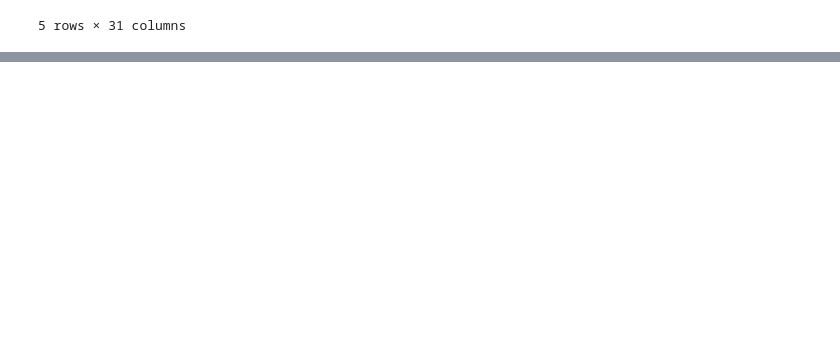
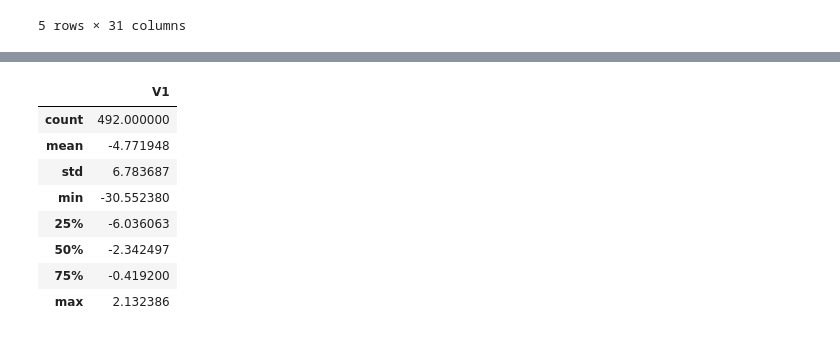
Before and after one commit to AlexeiMoroz/Data-Science-Python-Lybraries, a Jupyter notebook: LESSON_3_4/Lesson_4.ipynb, the cells around one changed output, grey strips where cells are left out. Cells and saved outputs as stored; diff of their text form; code cells hidden in the pictures; blank space fills up the shorter version.

```diff
--- a/LESSON_3_4/Lesson_4.ipynb
+++ b/LESSON_3_4/Lesson_4.ipynb
@@ -87,0 +152,12 @@ df.head()
+# %%
+v1_class_1.describe()
+# %% [output]
+|  | V1 |
+| count | 492.000000 |
+| mean | -4.771948 |
+| std | 6.783687 |
+| min | -30.552380 |
+| 25% | -6.036063 |
+| 50% | -2.342497 |
+| 75% | -0.419200 |
+| max | 2.132386 |
```
Also changed, not shown: parts of 13 cells of this notebook, 1 other file.
